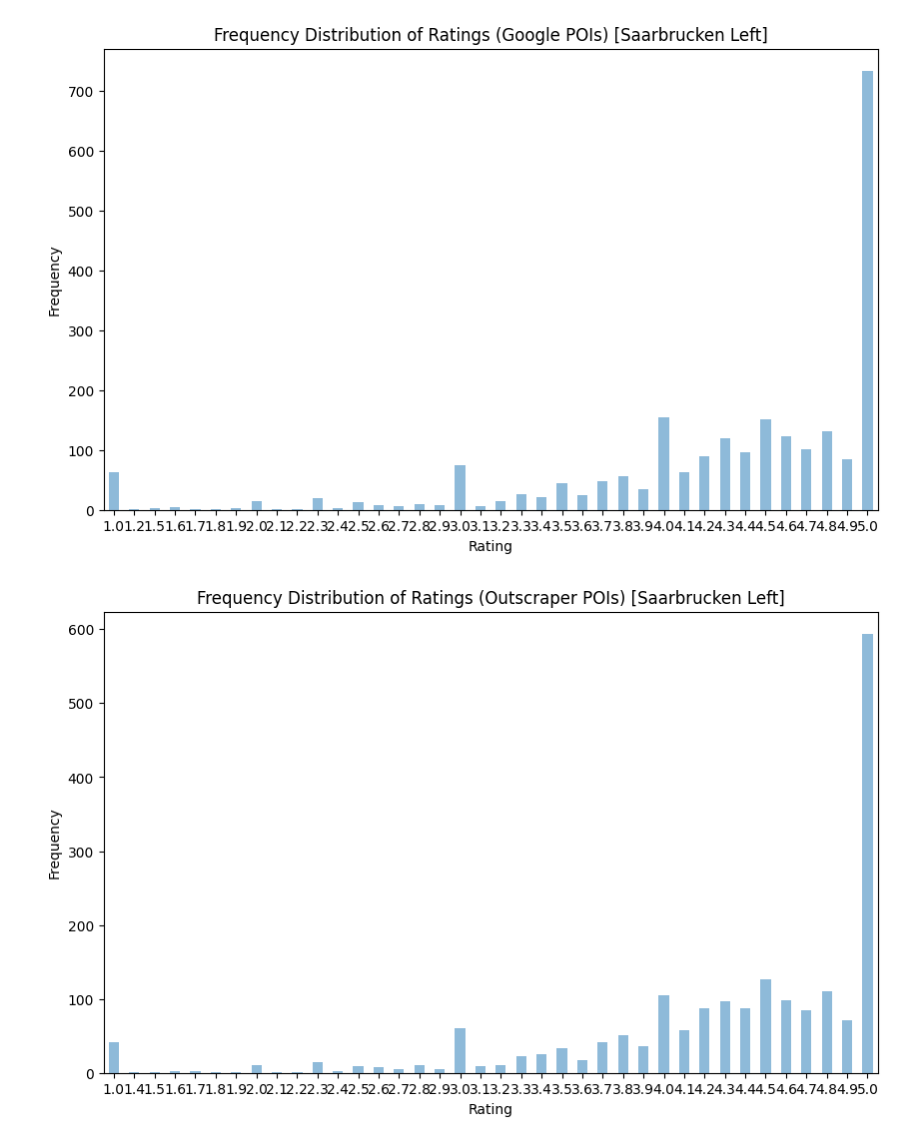
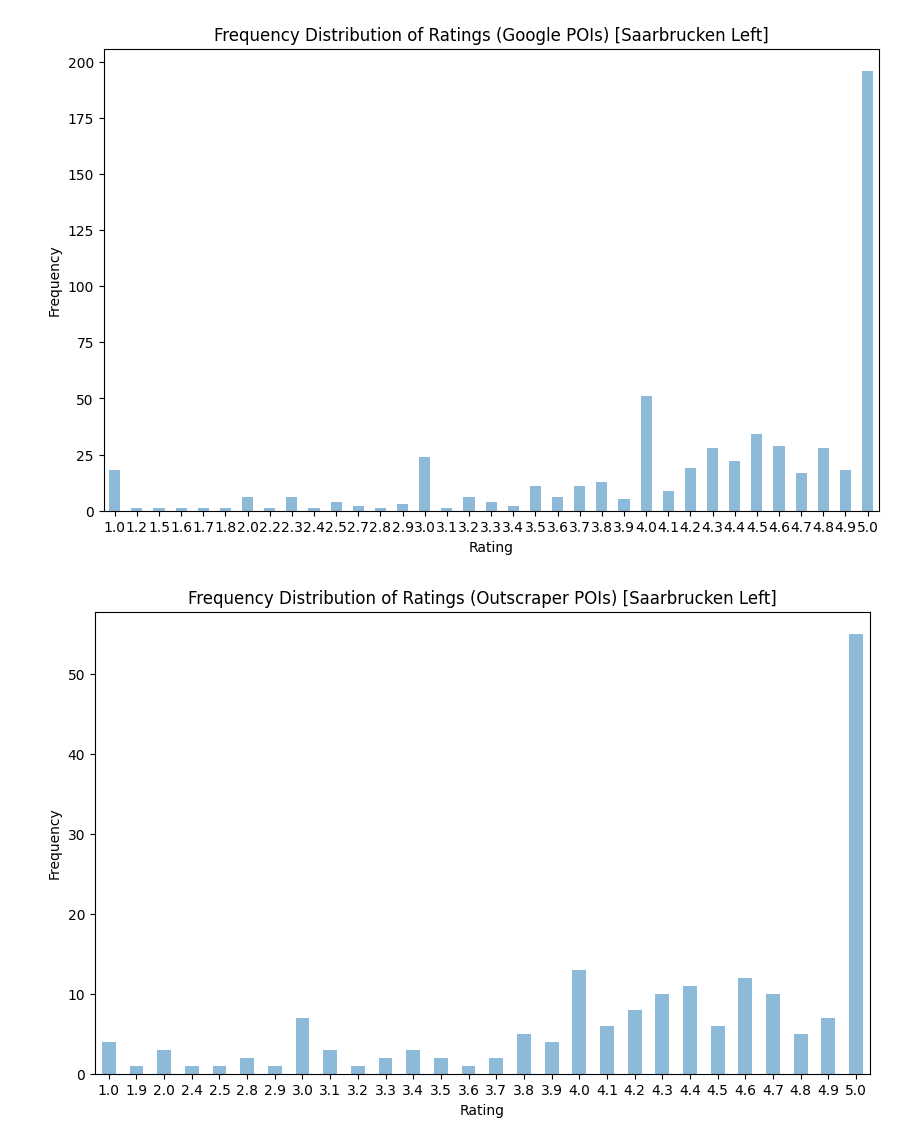
Before and after one commit to Societal-Computing/google_poi_search, a Jupyter notebook: google_poi_analysis.ipynb, the cells around one changed output. Cells and saved outputs as stored; diff of their text form; code cells hidden in the pictures.

Commit message:
Added new csv files and plots

```diff
--- a/google_poi_analysis.ipynb
+++ b/google_poi_analysis.ipynb
@@ -3,35 +3,35 @@ import pandas as pd
 import matplotlib.pyplot as plt
 
 # Define the paths to the CSV files
 csv_files = [
-    r'C:\Users\Hewan Shrestha\Desktop\detect-car-in-LR-satellite-images\Google_Places\Search_Notebooks(Copy)\new_data_collection_google_poi_to_outscraper\threshold_5\saarbrucken_left_filtered_pois_within_boundary(with_ratings_reviews).csv',
-    r'C:\Users\Hewan Shrestha\Desktop\detect-car-in-LR-satellite-images\Google_Places\Search_Notebooks(Copy)\new_data_collection_google_poi_to_outscraper\saarbrucken_left_half_filtered.csv',
+    r'C:\Users\Hewan Shrestha\Desktop\google_poi_search\data\saarbrucken_left_half_in_google_not_in_common_pois.csv',
+    r'C:\Users\Hewan Shrestha\Desktop\google_poi_search\data\saarbrucken_left_half_in_outscraper_not_in_common_pois.csv',
     r'C:\Users\Hewan Shrestha\Desktop\detect-car-in-LR-satellite-images\Google_Places\Search_Notebooks(Copy)\new_data_collection_google_poi_to_outscraper\saarbrucken_left_half_google_outscraper_common_pois.csv'
 ]
 
 # Titles for each plot
 titles = [
     'Frequency Distribution of Ratings (Google POIs) [Saarbrucken Left]',
     'Frequency Distribution of Ratings (Outscraper POIs) [Saarbrucken Left]',
     'Frequency Distribution of Ratings (Common POIs) [Saarbrucken Left]'
 ]
 
 # Read each CSV file and calculate the frequency distribution of the 'rating' column
 for csv_file, title in zip(csv_files, titles):
     df = pd.read_csv(csv_file)
     rating_distribution = df['rating'].value_counts().sort_index()
 
     # Create a new figure for each plot
     plt.figure(figsize=(10, 6))
     rating_distribution.plot(kind='bar', alpha=0.5)
     plt.title(title)
     plt.xlabel('Rating')
     plt.ylabel('Frequency')
     plt.xticks(rotation=0)
 
     # Display the plot
     plt.show()
 # %% [output]
-[figure, old version]
+[figure, new version]
-[figure, old version]
+[figure, new version]
 [figure]
```
Also changed, not shown: parts of 1 cell of this notebook, 3 other files.
